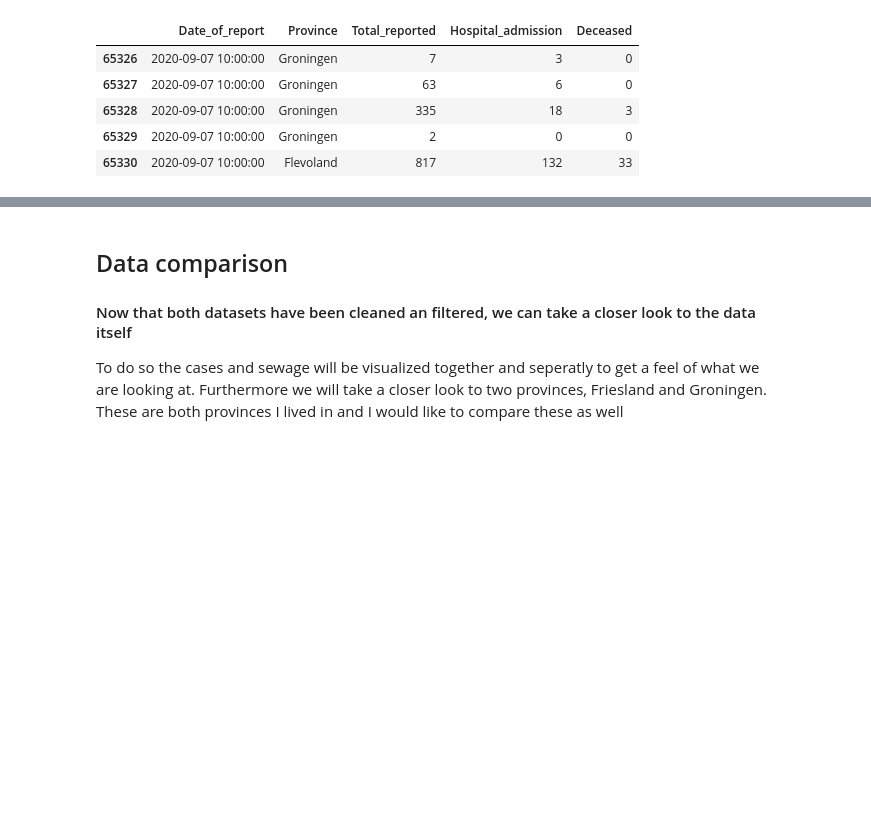
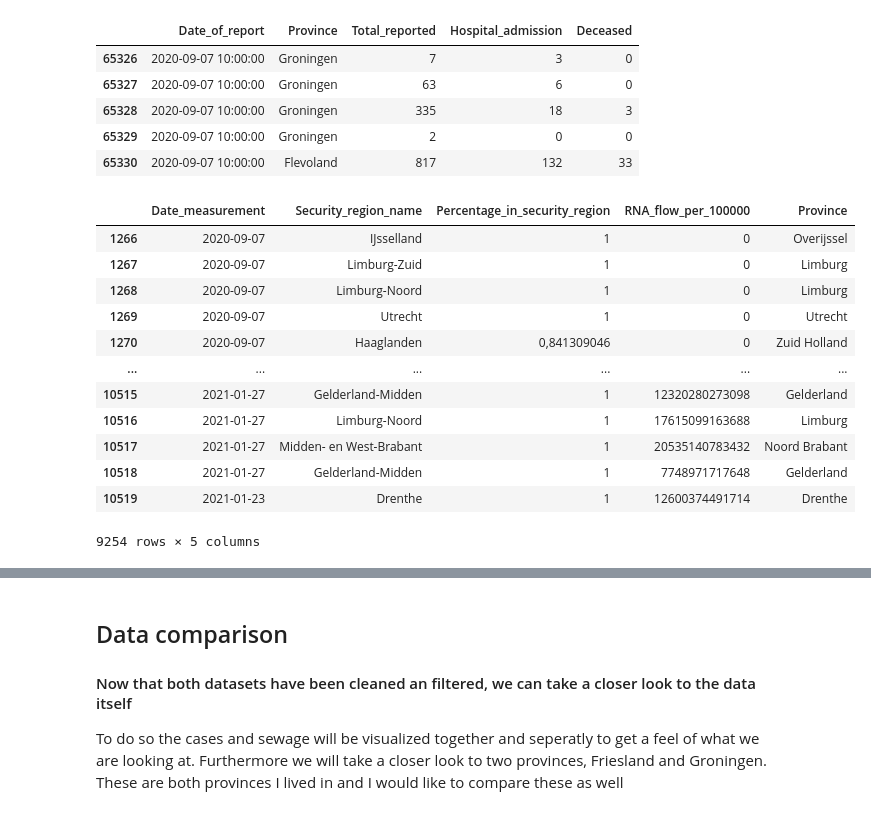
Before and after one commit to ymkjee/Programming_1, a Jupyter notebook: Final_Assignment.ipynb, the cells around one changed output, grey strips where cells are left out. Saved outputs shown, nothing was run; the diff lists cells and outputs as text; code cells hidden in the pictures; blank space fills up the shorter version.

```diff
--- a/Final_Assignment.ipynb
+++ b/Final_Assignment.ipynb
@@ -199,3 +217,20 @@ df_cases.head()
 | 65328 | 2020-09-07 10:00:00 | Groningen | 335 | 18 | 3 |
 | 65329 | 2020-09-07 10:00:00 | Groningen | 2 | 0 | 0 |
 | 65330 | 2020-09-07 10:00:00 | Flevoland | 817 | 132 | 33 |
+# %%
+df_cases = df_cases.rename(columns={'Date_of_report': 'Date_measurement'})
+df_sewage
+# %% [output]
+|  | Date_measurement | Security_region_name | Percentage_in_security_region | RNA_flow_per_100000 | Province |
+| 1266 | 2020-09-07 | IJsselland | 1 | 0 | Overijssel |
+| 1267 | 2020-09-07 | Limburg-Zuid | 1 | 0 | Limburg |
+| 1268 | 2020-09-07 | Limburg-Noord | 1 | 0 | Limburg |
+| 1269 | 2020-09-07 | Utrecht | 1 | 0 | Utrecht |
+| 1270 | 2020-09-07 | Haaglanden | 0,841309046 | 0 | Zuid Holland |
+| ... | ... | ... | ... | ... | ... |
+| 10515 | 2021-01-27 | Gelderland-Midden | 1 | 12320280273098 | Gelderland |
+| 10516 | 2021-01-27 | Limburg-Noord | 1 | 17615099163688 | Limburg |
+| 10517 | 2021-01-27 | Midden- en West-Brabant | 1 | 20535140783432 | Noord Brabant |
+| 10518 | 2021-01-27 | Gelderland-Midden | 1 | 7748971717648 | Gelderland |
+| 10519 | 2021-01-23 | Drenthe | 1 | 12600374491714 | Drenthe |
+9254 rows × 5 columns
```
Also changed, not shown: parts of 16 cells of this notebook.
